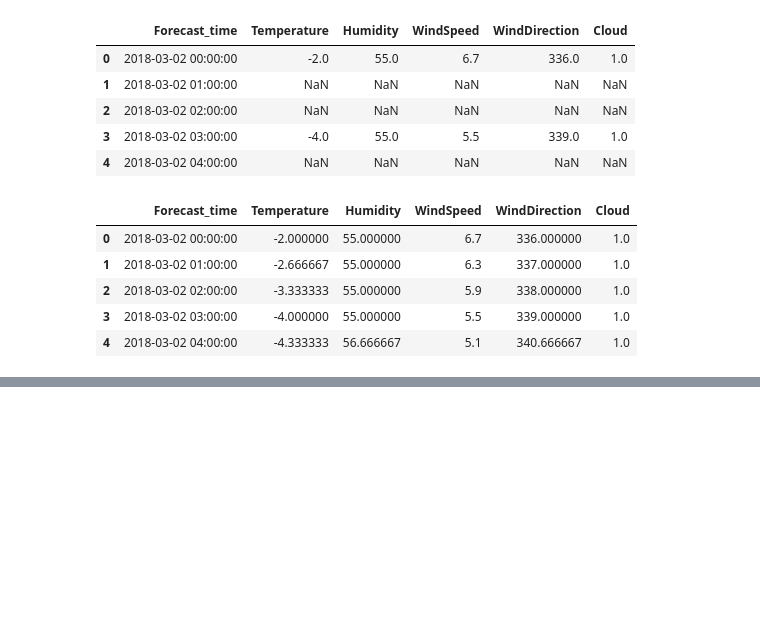
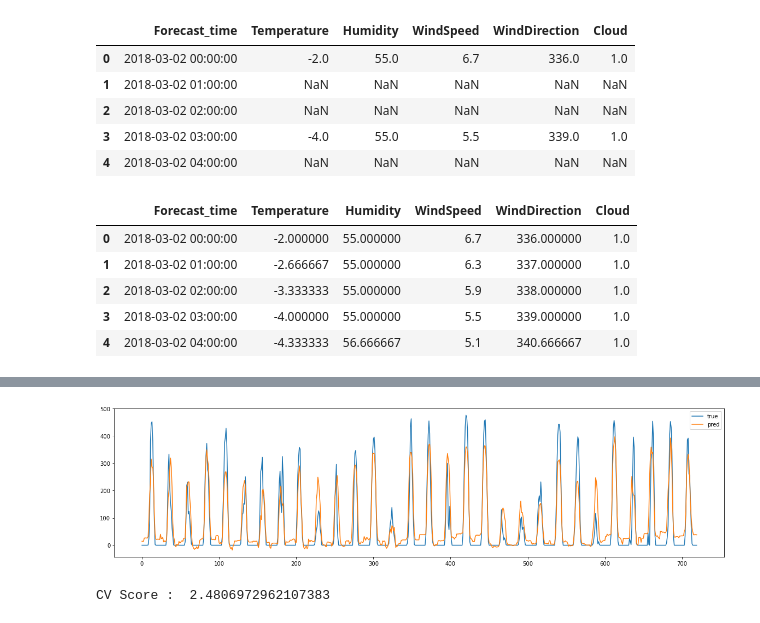
Before and after one commit to jkworldchampion/forecastsolar, a Jupyter notebook: test.ipynb, the cells around one changed output, grey strips where cells are left out. Drawn from its saved outputs; the diff is of its cells as text; code cells hidden in the pictures; blank space fills up the shorter version.

```diff
--- a/test.ipynb
+++ b/test.ipynb
@@ -145,0 +208,7 @@ SyntaxError: invalid syntax (<ipython-input-3-9b5302baee7c>, line 48)
+# %%
+train_x, train_y, val_x, val_y = train_datast(energy, dangjin_fcst, target='dangjin_warehouse')
+train_dataset = lgb.Dataset(train_x, train_y)
+val_dataset = lgb.Dataset(val_x, val_y)
+#4000 2.4
+capacity = 4000
+dangjin_warehouse_model = lgb.train(params, train_dataset, 10000, val_dataset, feval=nmae_10, verbose_eval=500, early_stopping_rounds=100)
@@ -145,0 +225,12 @@ SyntaxError: invalid syntax (<ipython-input-3-9b5302baee7c>, line 48)
+# %%
+pred = dangjin_warehouse_model.predict(val_x)
+
+plt.figure(figsize=(20,5))
+plt.plot(val_y, label='true')
+plt.plot(pred, label='pred')
+plt.legend()
+plt.show()
+print('CV Score : ', sola_nmae(val_y, pred))
+# %% [output]
+[figure, added]
+CV Score :  2.4806972962107383
```
Also changed, not shown: parts of 20 cells of this notebook, 1 other file.
